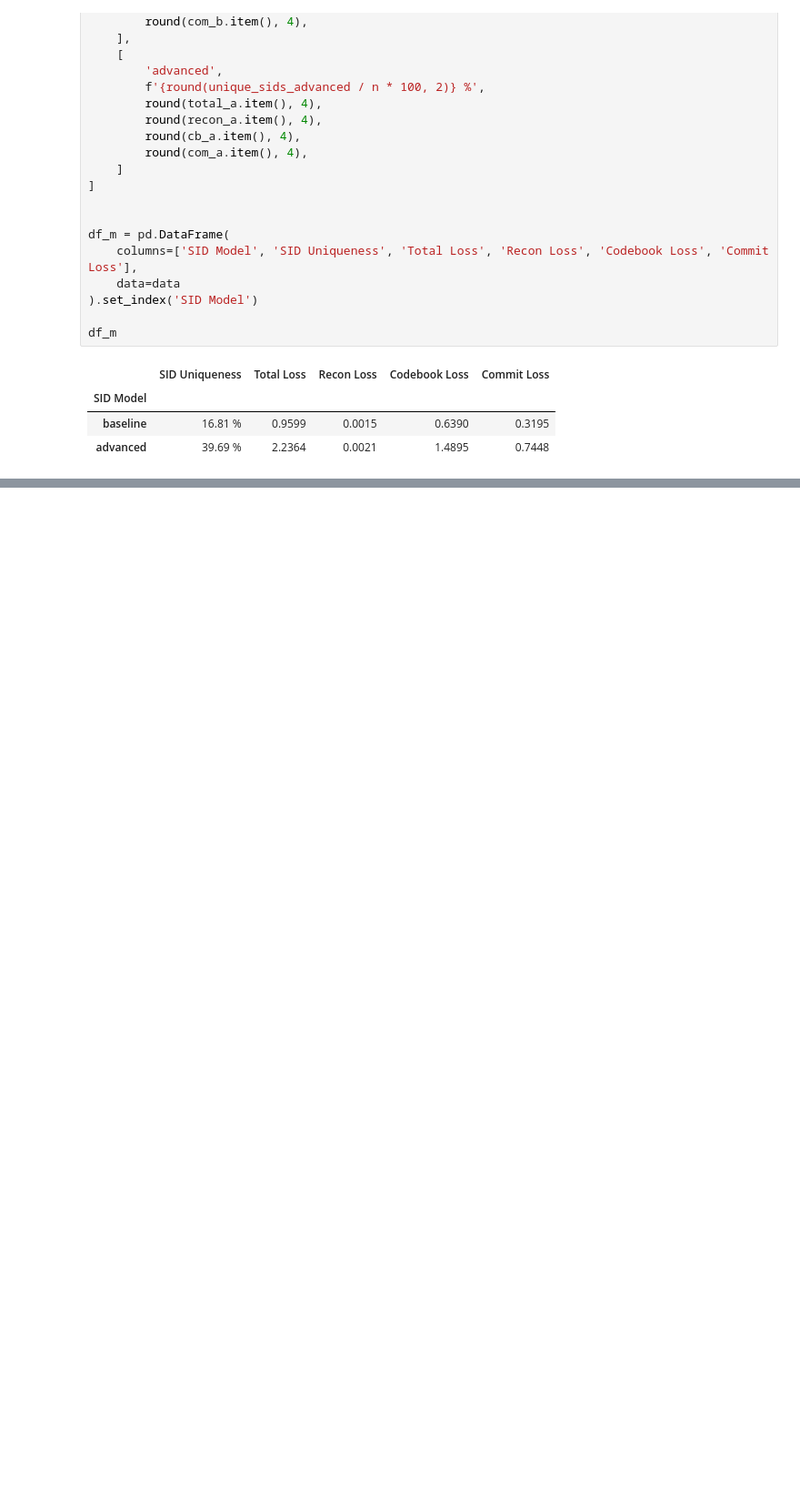
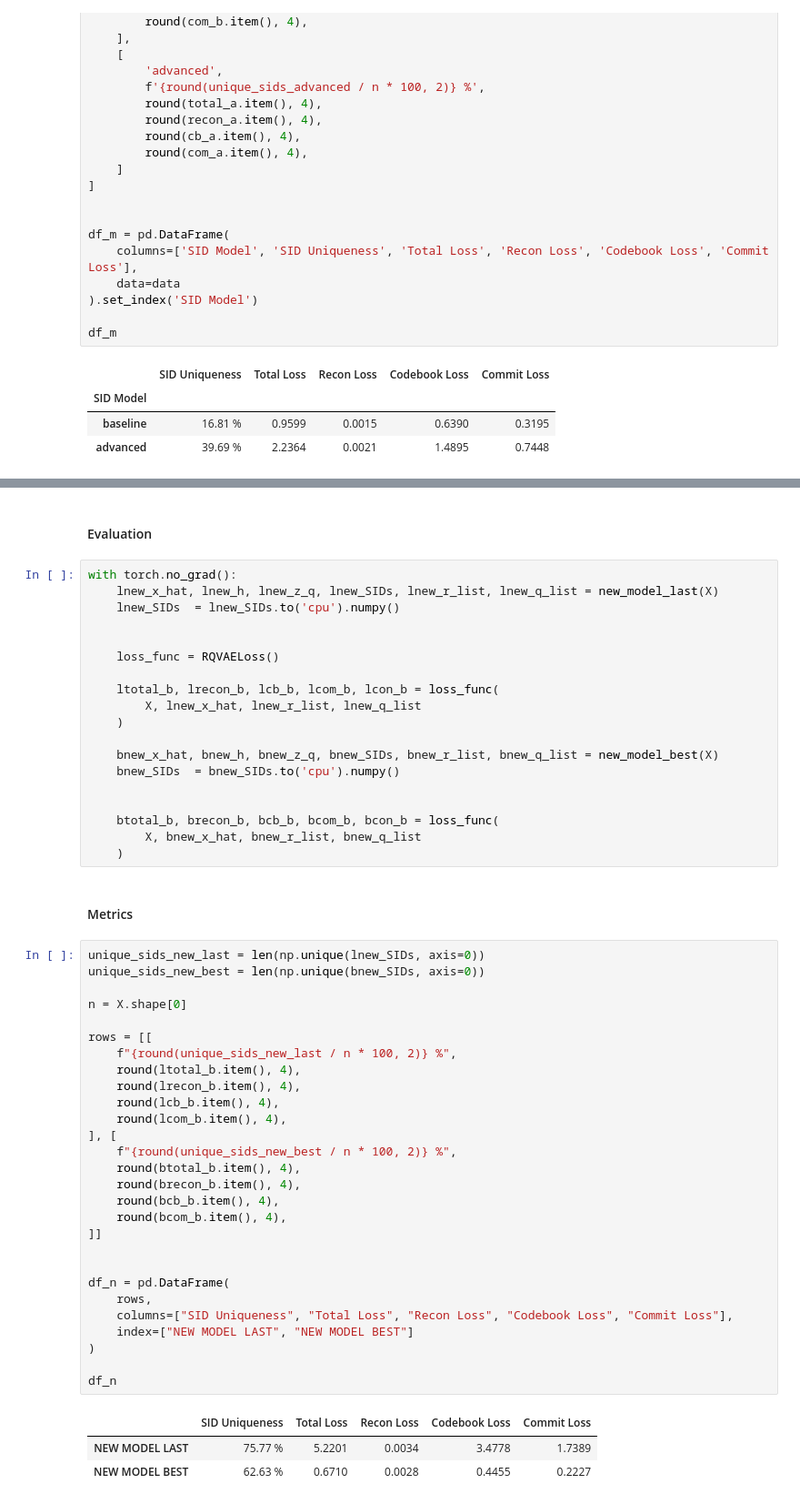
Before and after one commit to nikonhovzunov/plum-ml1m-repro, a Jupyter notebook: notebooks/05_compare_runs.ipynb, the cells around one changed output, grey strips where cells are left out. Shown at 91% size. Saved outputs shown, nothing was run; the diff lists cells and outputs as text; blank space fills up the shorter version.

```diff
--- a/notebooks/05_compare_runs.ipynb
+++ b/notebooks/05_compare_runs.ipynb
@@ -154,0 +227,55 @@ df_m
+# %% [markdown]
+#### Evaluation
+# %%
+with torch.no_grad():
+    lnew_x_hat, lnew_h, lnew_z_q, lnew_SIDs, lnew_r_list, lnew_q_list = new_model_last(X)
+    lnew_SIDs  = lnew_SIDs.to('cpu').numpy()
+
+
+    loss_func = RQVAELoss()
+
+    ltotal_b, lrecon_b, lcb_b, lcom_b, lcon_b = loss_func(
+        X, lnew_x_hat, lnew_r_list, lnew_q_list
+    )
+
+    bnew_x_hat, bnew_h, bnew_z_q, bnew_SIDs, bnew_r_list, bnew_q_list = new_model_best(X)
+    bnew_SIDs  = bnew_SIDs.to('cpu').numpy()
+
+
+    btotal_b, brecon_b, bcb_b, bcom_b, bcon_b = loss_func(
+        X, bnew_x_hat, bnew_r_list, bnew_q_list
+    )
+# %% [markdown]
+#### Metrics
+# %%
+unique_sids_new_last = len(np.unique(lnew_SIDs, axis=0))
+unique_sids_new_best = len(np.unique(bnew_SIDs, axis=0))
+
+n = X.shape[0]
+
+rows = [[
+    f"{round(unique_sids_new_last / n * 100, 2)} %",
+    round(ltotal_b.item(), 4),
+    round(lrecon_b.item(), 4),
+    round(lcb_b.item(), 4),
+    round(lcom_b.item(), 4),
+], [
+    f"{round(unique_sids_new_best / n * 100, 2)} %",
+    round(btotal_b.item(), 4),
+    round(brecon_b.item(), 4),
+    round(bcb_b.item(), 4),
+    round(bcom_b.item(), 4),
+]]
+
+
+df_n = pd.DataFrame(
+    rows,
+    columns=["SID Uniqueness", "Total Loss", "Recon Loss", "Codebook Loss", "Commit Loss"],
+    index=["NEW MODEL LAST", "NEW MODEL BEST"]
+)
+
+df_n
+# %% [output]
+|  | SID Uniqueness | Total Loss | Recon Loss | Codebook Loss | Commit Loss |
+| NEW MODEL LAST | 75.77 % | 5.2201 | 0.0034 | 3.4778 | 1.7389 |
+| NEW MODEL BEST | 62.63 % | 0.6710 | 0.0028 | 0.4455 | 0.2227 |
```
Also changed, not shown: parts of 10 cells of this notebook, 4 other files.
